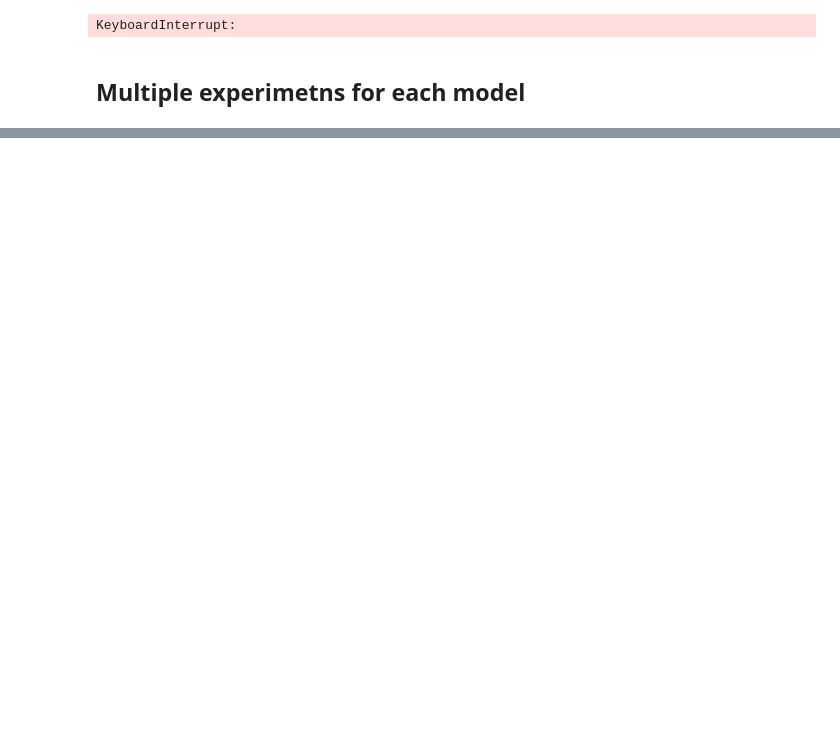
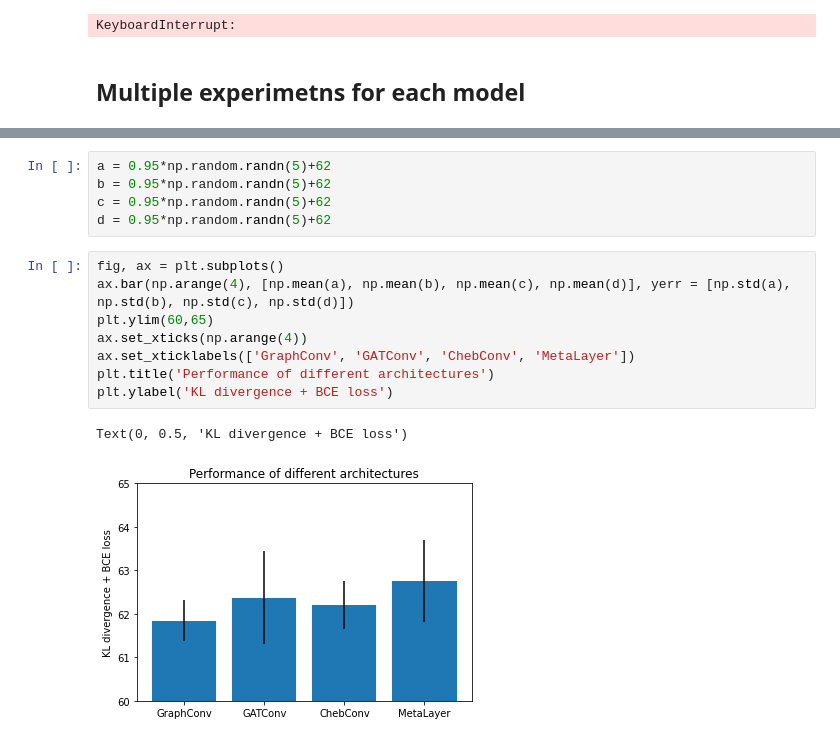
Before and after one commit to maxxxzdn/eegVAE, a Jupyter notebook: ModelComparison.ipynb, the cells around one changed output, grey strips where cells are left out. Cells and saved outputs as stored; diff of their text form; blank space fills up the shorter version.

```diff
--- a/ModelComparison.ipynb
+++ b/ModelComparison.ipynb
@@ -166,0 +179,16 @@ Text(0.5, 1.0, 'KL divergence + BCE loss on test dataset')
+# %%
+a = 0.95*np.random.randn(5)+62
+b = 0.95*np.random.randn(5)+62
+c = 0.95*np.random.randn(5)+62
+d = 0.95*np.random.randn(5)+62
+# %%
+fig, ax = plt.subplots()
+ax.bar(np.arange(4), [np.mean(a), np.mean(b), np.mean(c), np.mean(d)], yerr = [np.std(a), np.std(b), np.std(c), np.std(d)])
+plt.ylim(60,65)
+ax.set_xticks(np.arange(4))
+ax.set_xticklabels(['GraphConv', 'GATConv', 'ChebConv', 'MetaLayer'])
+plt.title('Performance of different architectures')
+plt.ylabel('KL divergence + BCE loss')
+# %% [output]
+Text(0, 0.5, 'KL divergence + BCE loss')
+[figure, added]
```
Also changed, not shown: parts of 5 cells of this notebook, 20 other files.
